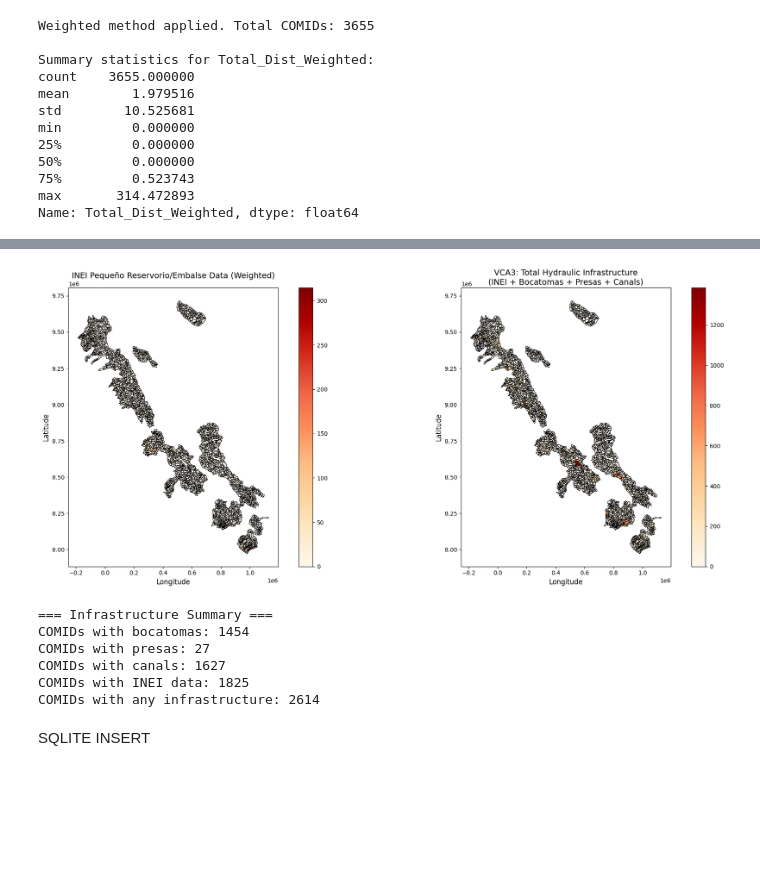
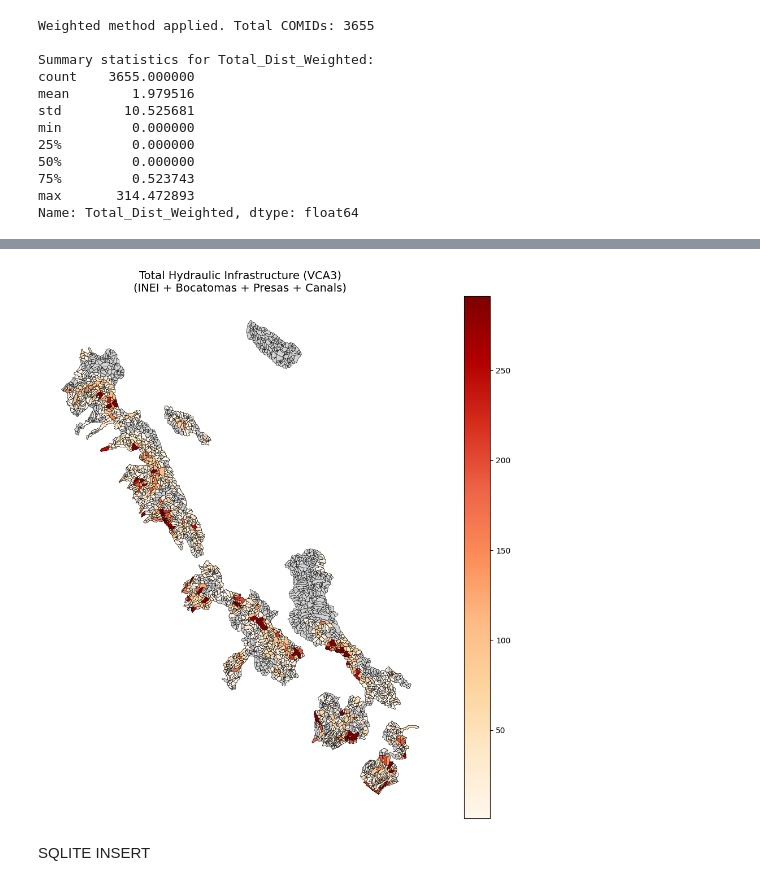
Before and after one commit to RTIInternational/iki-risk-assessment, a Jupyter notebook: Indicadores/Vulnerabilidad/VCA3.ipynb, the cells around one changed output, grey strips where cells are left out. Saved outputs shown, nothing was run; the diff lists cells and outputs as text; code cells hidden in the pictures; blank space fills up the shorter version.

```diff
--- a/Indicadores/Vulnerabilidad/VCA3.ipynb
+++ b/Indicadores/Vulnerabilidad/VCA3.ipynb
@@ -114,0 +102,13 @@ infra['IDDIST'] = infra[top_row_name].str.extract(r'AREA # (\d+)')[0]
+# %%
+# read in input data
+subbasins_gdf = gpd.read_file(subbasins_shapefile).to_crs('EPSG:32718')
+district_area_within_COMID= pd.read_csv(district_area)
+infra = pd.read_excel(inei_infra)
+
+subbasins_crs = subbasins_gdf.crs
+bocatomas_gdf = gpd.read_file(bocatomas_shp).to_crs(subbasins_crs)
+presas_gdf = gpd.read_file(presas_shp).to_crs(subbasins_crs)
+canals_tras_gdf = gpd.read_file(canals_tras_shp).to_crs(subbasins_crs)
+canals_lat_gdf = gpd.read_file(canals_lat_shp).to_crs(subbasins_crs)
+canals_ad_gdf = gpd.read_file(canals_ad_shp).to_crs(subbasins_crs)
+canals_der_gdf = gpd.read_file(canals_der_shp).to_crs(subbasins_crs)
@@ -284,42 +312,40 @@ min         0.000000
 max      1385.000000
 Name: Total_VCA3, dtype: float64
 # %%
-#PLOTTING
+fig, ax = plt.subplots(figsize=(10, 10))
 
-fig, (ax1, ax2) = plt.subplots(1, 2, figsize=(20, 8))
+# Plot NaNs in light grey
+subbasins_gdf.plot(ax=ax, color='lightgrey', edgecolor='black', linewidth=0.3)
 
-# Plot 1: Weighted INEI data only
-subbasins_gdf.plot(column='Total_Dist_Weighted', cmap='OrRd', legend=True, ax=ax1,
-                   edgecolor='black', linewidth=0.5)
-ax1.set_title('INEI Pequeño Reservorio/Embalse Data (Weighted)', fontsize=14)
-ax1.set_xlabel('Longitude', fontsize=12)
-ax1.set_ylabel('Latitude', fontsize=12)
+# Plot valid values with scaled colorbar
+data = subbasins_gdf[subbasins_gdf['Total_VCA3'].notna()]
 
-# Plot 2: Total VCA3 (INEI + Infrastructure counts)
-subbasins_gdf.plot(column='Total_VCA3', cmap='OrRd', legend=True, ax=ax2,
-                   edgecolor='black', linewidth=0.5)
-ax2.set_title('VCA3: Total Hydraulic Infrastructure\n(INEI + Bocatomas + Presas + Canals)', fontsize=14)
-ax2.set_xlabel('Longitude', fontsize=12)
-ax2.set_ylabel('Latitude', fontsize=12)
+if not data.empty:
+    vmin = data['Total_VCA3'].quantile(0.02)
+    vmax = data['Total_VCA3'].quantile(0.98)
+
+    data.plot(
+        column='Total_VCA3',
+        cmap='OrRd',
+        legend=True,
+        ax=ax,
+        vmin=vmin,
+        vmax=vmax,
+        edgecolor='black',
+        linewidth=0.3
+    )
+
+ax.set_title(
+    'Total Hydraulic Infrastructure (VCA3)\n'
+    '(INEI + Bocatomas + Presas + Canals)',
+    fontsize=14
+)
+ax.axis('off')
 
 plt.tight_layout()
 plt.show()
-
-# Print summary by infrastructure type
-print("\n=== Infrastructure Summary ===")
-print(f"COMIDs with bocatomas: {(subbasins_gdf['bocatomas_count'] > 0).sum()}")
-print(f"COMIDs with presas: {(subbasins_gdf['presas_count'] > 0).sum()}")
-print(f"COMIDs with canals: {(subbasins_gdf[['canals_tras_count', 'canals_lat_count', 'canals_ad_count', 'canals_der_count']].sum(axis=1) > 0).sum()}")
-print(f"COMIDs with INEI data: {(subbasins_gdf['Total_Dist_Weighted'] > 0).sum()}")
-print(f"COMIDs with any infrastructure: {(subbasins_gdf['Total_VCA3'] > 0).sum()}")
 # %% [output]
-[figure, old version]
+[figure, new version]
-=== Infrastructure Summary ===
-COMIDs with bocatomas: 1454
-COMIDs with presas: 27
-COMIDs with canals: 1627
-COMIDs with INEI data: 1825
-COMIDs with any infrastructure: 2614
 # %% [markdown]
 SQLITE INSERT
 # %%
```
Also changed, not shown: parts of 11 cells of this notebook, 2 other files.
